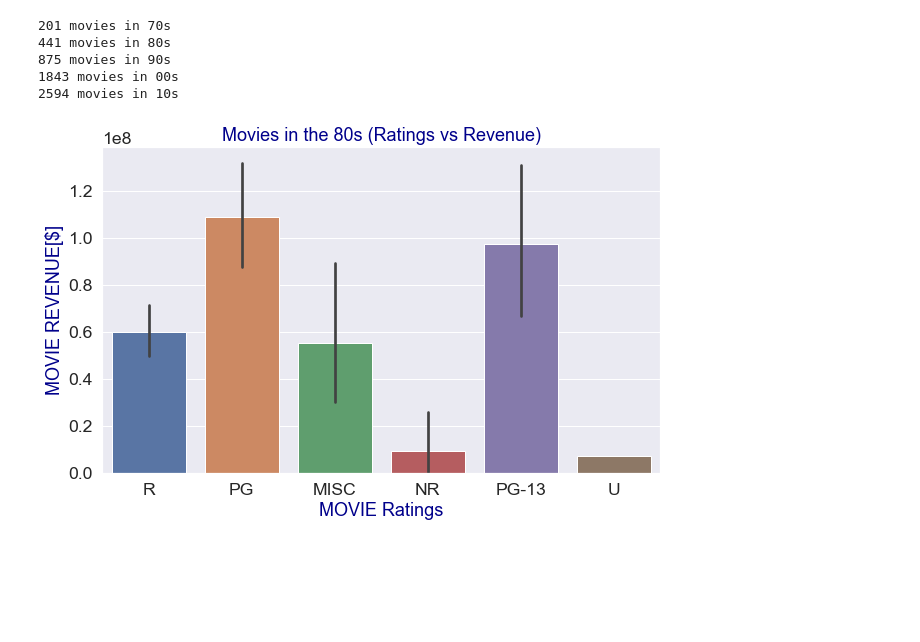
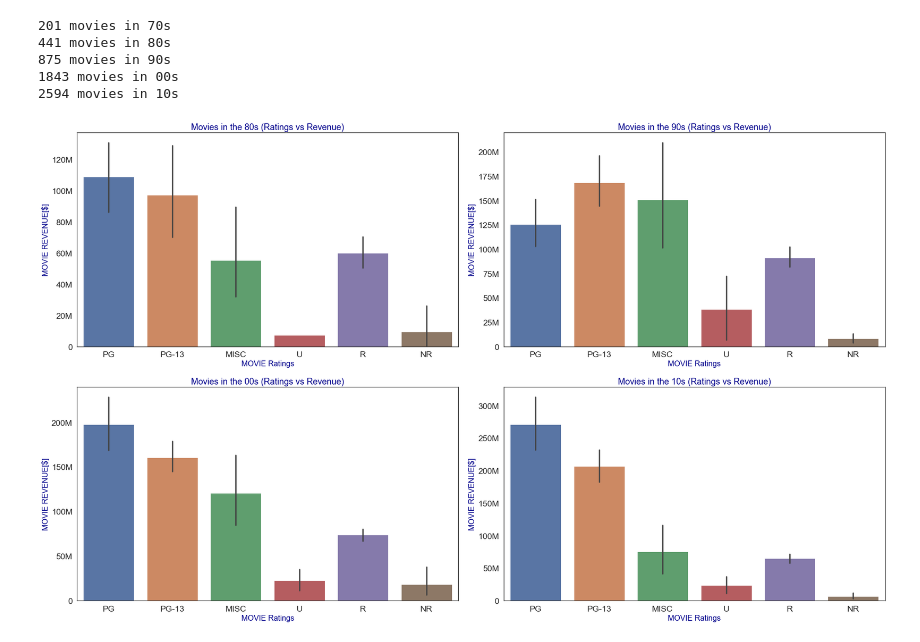
Before and after one commit to phillipojo24/dsc-mod-1-project-v2-1-onl01-dtsc-pt-041320, a Jupyter notebook: student.ipynb, the cells around one changed output. Saved outputs shown, nothing was run; the diff lists cells and outputs as text; code cells hidden in the pictures; blank space fills up the shorter version.

```diff
--- a/student.ipynb
+++ b/student.ipynb
@@ -381,19 +457,44 @@ print(len(decade5_df), 'movies in 10s')
 875 movies in 90s
 1843 movies in 00s
 2594 movies in 10s
-# %%
-fig_dims = (10,6)
-fig, ax1 = plt.subplots(figsize = fig_dims)
-
-sns.set_style('darkgrid')
-sns.set(font_scale =1.6)
-
-ax1 = sns.barplot(data = decade2_df, x= 'certification', y ='movie_revenue' )
-plt.title('Movies in the 80s (Ratings vs Revenue)' , fontsize = 18, color = 'darkblue')
-plt.ylabel('MOVIE REVENUE[$]',fontsize=18, color = 'darkblue')
-plt.xlabel('MOVIE Ratings',fontsize=18, color = 'darkblue')
-ax1 = plt.gca()
-#ax1.yaxis.set_major_formatter(tick.FuncFormatter(reformat_large_tick_values))
-plt.show()
-# %% [output]
-[figure, removed]
+# %%
+fig,ax = plt.subplots(figsize = (25,15), ncols=2, nrows=2)
+
+sns.set_style('darkgrid')
+sns.set(font_scale =1.6)
+
+i,j = 0,0
+
+ax[i,j] = sns.barplot(data = decade2_df, x= 'certification', y ='movie_revenue', order = Ratings , ax = ax[i,j])
+ax[i,j].set_title('Movies in the 80s (Ratings vs Revenue)' , fontsize = 18, color = 'darkblue')
+ax[i,j].set_ylabel('MOVIE REVENUE[$]',fontsize=16, color = 'darkblue')
+ax[i,j].set_xlabel('MOVIE Ratings',fontsize=16, color = 'darkblue')
+ax[i,j].yaxis.set_major_formatter(tick.FuncFormatter(reformat_large_tick_values))
+
+
+i,j = 0,1
+ax[i,j] = sns.barplot(data = decade3_df, x= 'certification', y ='movie_revenue', order = Ratings , ax = ax[i,j])
+ax[i,j].set_title('Movies in the 90s (Ratings vs Revenue)' , fontsize = 18, color = 'darkblue')
+ax[i,j].set_ylabel('MOVIE REVENUE[$]',fontsize=16, color = 'darkblue')
+ax[i,j].set_xlabel('MOVIE Ratings',fontsize=16, color = 'darkblue')
+ax[i,j].yaxis.set_major_formatter(tick.FuncFormatter(reformat_large_tick_values))
+
+i,j = 1,0
+ax[i,j] = sns.barplot(data = decade4_df, x= 'certification', y ='movie_revenue', order = Ratings , ax = ax[i,j])
+ax[i,j].set_title('Movies in the 00s (Ratings vs Revenue)' , fontsize = 18, color = 'darkblue')
+ax[i,j].set_ylabel('MOVIE REVENUE[$]',fontsize=16, color = 'darkblue')
+ax[i,j].set_xlabel('MOVIE Ratings',fontsize=16, color = 'darkblue')
+ax[i,j].yaxis.set_major_formatter(tick.FuncFormatter(reformat_large_tick_values))
+
+
+i,j = 1,1
+ax[i,j] = sns.barplot(data = decade5_df, x= 'certification', y ='movie_revenue', order = Ratings , ax = ax[i,j])
+ax[i,j].set_title('Movies in the 10s (Ratings vs Revenue)' , fontsize = 18, color = 'darkblue')
+ax[i,j].set_ylabel('MOVIE REVENUE[$]',fontsize=16, color = 'darkblue')
+ax[i,j].set_xlabel('MOVIE Ratings',fontsize=16, color = 'darkblue')
+ax[i,j].yaxis.set_major_formatter(tick.FuncFormatter(reformat_large_tick_values))
+
+
+plt.tight_layout()
+# %% [output]
+[figure, added]
```
Also changed, not shown: parts of 35 cells of this notebook.
